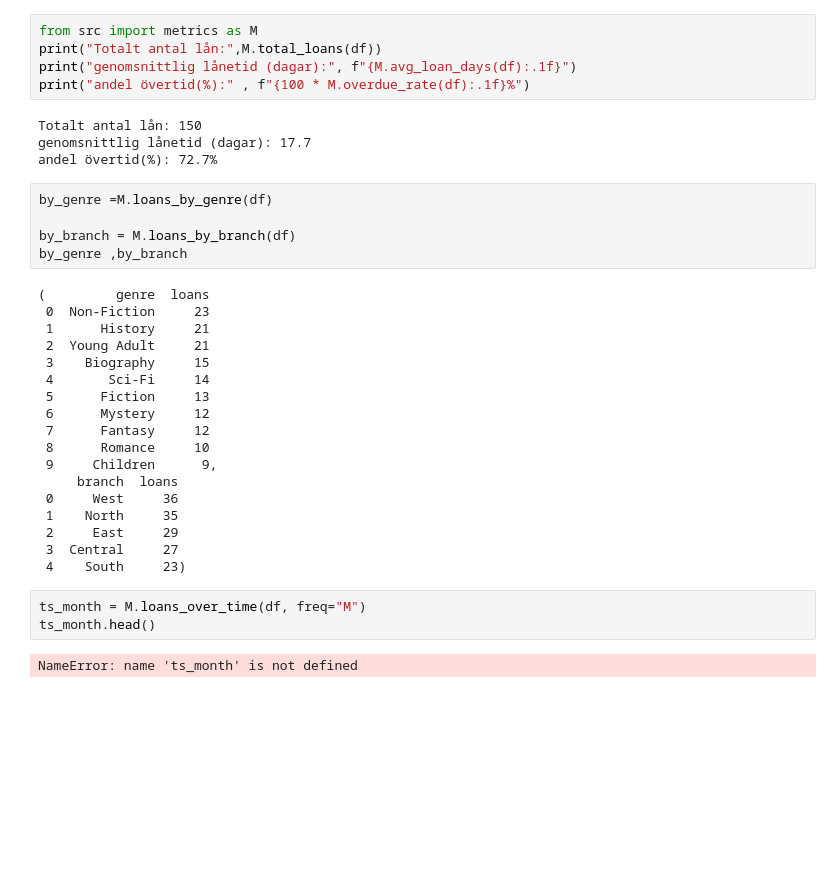
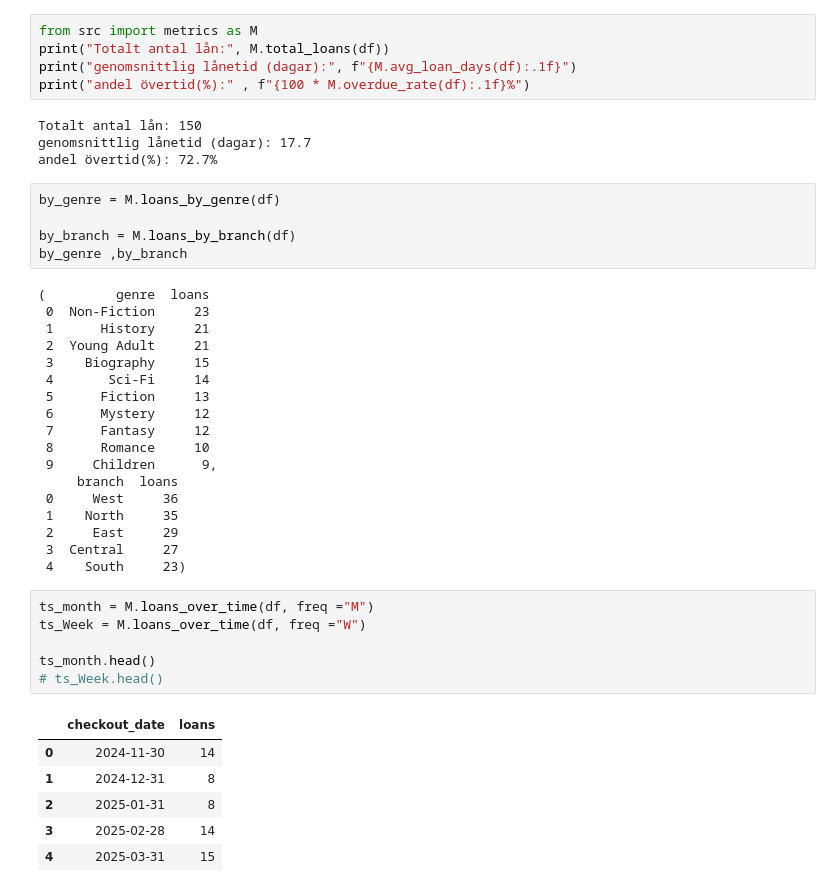
Before and after one commit to hamedre08-collab/EDA-biblioteket, a Jupyter notebook: report.ipynb, the cells around one changed output. Saved outputs shown, nothing was run; the diff lists cells and outputs as text; blank space fills up the shorter version.

```diff
--- a/report.ipynb
+++ b/report.ipynb
@@ -35,7 +36,7 @@ dtypes: datetime64[ns](4), float64(1), int64(2), object(5)
 memory usage: 14.2+ KB
 # %%
 from src import metrics as M
-print("Totalt antal lån:",M.total_loans(df))
+print("Totalt antal lån:", M.total_loans(df))
 print("genomsnittlig lånetid (dagar):", f"{M.avg_loan_days(df):.1f}")
 print("andel övertid(%):" , f"{100 * M.overdue_rate(df):.1f}%")
 # %% [output]
@@ -43,7 +44,7 @@ Totalt antal lån: 150
 genomsnittlig lånetid (dagar): 17.7
 andel övertid(%): 72.7%
 # %%
-by_genre =M.loans_by_genre(df)
+by_genre = M.loans_by_genre(df)
 
 by_branch = M.loans_by_branch(df)
 by_genre ,by_branch
@@ -66,7 +67,15 @@ by_genre ,by_branch
  3  Central     27
  4    South     23)
 # %%
-ts_month = M.loans_over_time(df, freq="M")
+ts_month = M.loans_over_time(df, freq ="M")
+ts_Week = M.loans_over_time(df, freq ="W")
+
 ts_month.head()
+# ts_Week.head()
 # %% [output]
-NameError: name 'ts_month' is not defined
+|  | checkout_date | loans |
+| 0 | 2024-11-30 | 14 |
+| 1 | 2024-12-31 | 8 |
+| 2 | 2025-01-31 | 8 |
+| 3 | 2025-02-28 | 14 |
+| 4 | 2025-03-31 | 15 |
```
Also changed, not shown: parts of 2 cells of this notebook, 1 other file.
